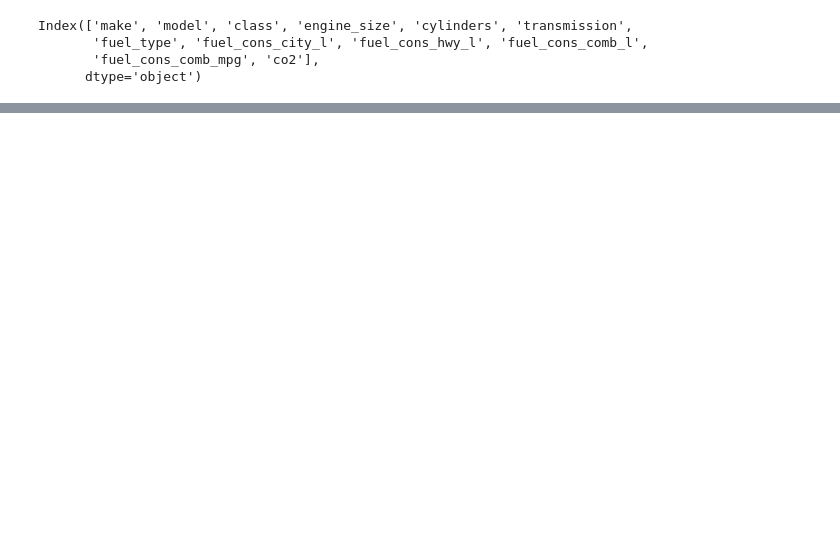
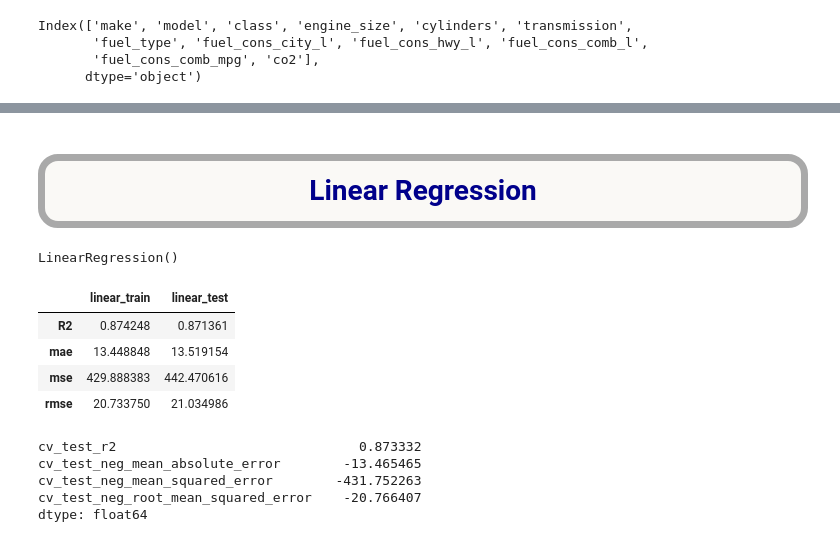
Before and after one commit to ssamiyavuzz/CO2-Emission-Project, a Jupyter notebook: CO2_Emission_Project.ipynb, the cells around one changed output, grey strips where cells are left out. Saved outputs shown, nothing was run; the diff lists cells and outputs as text; code cells hidden in the pictures; blank space fills up the shorter version.

Commit message:
Build Linear Model

```diff
--- a/CO2_Emission_Project.ipynb
+++ b/CO2_Emission_Project.ipynb
@@ -394,0 +395,38 @@ array([[-0.12149345, -0.03060686, -0.02283068, -0.04952455],
+# %% [markdown]
+<h2 style="background-color: #FAF9F6; font-family: newtimroman; font-size: 200%; color: darkblue; border: 7px solid #A9A9A9; border-radius: 20px; padding: 15px; text-align: center;">
+    <b>Linear Regression</b>
+</h2>
+# %%
+lm = LinearRegression()
+# %%
+lm.fit(X_train_scaled, y_train)
+# %% [output]
+LinearRegression()
+# %%
+y_pred = lm.predict(X_test_scaled)
+y_train_pred = lm.predict(X_train_scaled)
+# %%
+from sklearn.metrics import mean_absolute_error, mean_squared_error, r2_score
+
+def train_val(y_train, y_train_pred, y_test, y_pred, i):
+
+    scores = {i+"_train": {"R2" : r2_score(y_train, y_train_pred),
+    "mae" : mean_absolute_error(y_train, y_train_pred),
+    "mse" : mean_squared_error(y_train, y_train_pred),
+    "rmse" : np.sqrt(mean_squared_error(y_train, y_train_pred))},
+
+    i+"_test": {"R2" : r2_score(y_test, y_pred),
+    "mae" : mean_absolute_error(y_test, y_pred),
+    "mse" : mean_squared_error(y_test, y_pred),
+    "rmse" : np.sqrt(mean_squared_error(y_test, y_pred))}}
+
+    return pd.DataFrame(scores)
+
+ls = train_val(y_train, y_train_pred, y_test, y_pred, "linear")
+ls
+# %% [output]
+|  | linear_train | linear_test |
+| R2 | 0.874248 | 0.871361 |
+| mae | 13.448848 | 13.519154 |
+| mse | 429.888383 | 442.470616 |
+| rmse | 20.733750 | 21.034986 |
@@ -394,0 +439,9 @@ array([[-0.12149345, -0.03060686, -0.02283068, -0.04952455],
+# %%
+cv_df = pd.DataFrame(scores, index=range(1, 6)).add_prefix("cv_")
+cv_df.iloc[:, 2:].mean()
+# %% [output]
+cv_test_r2                               0.873332
+cv_test_neg_mean_absolute_error        -13.465465
+cv_test_neg_mean_squared_error        -431.752263
+cv_test_neg_root_mean_squared_error    -20.766407
+dtype: float64
```
Also changed, not shown: parts of 24 cells of this notebook.
